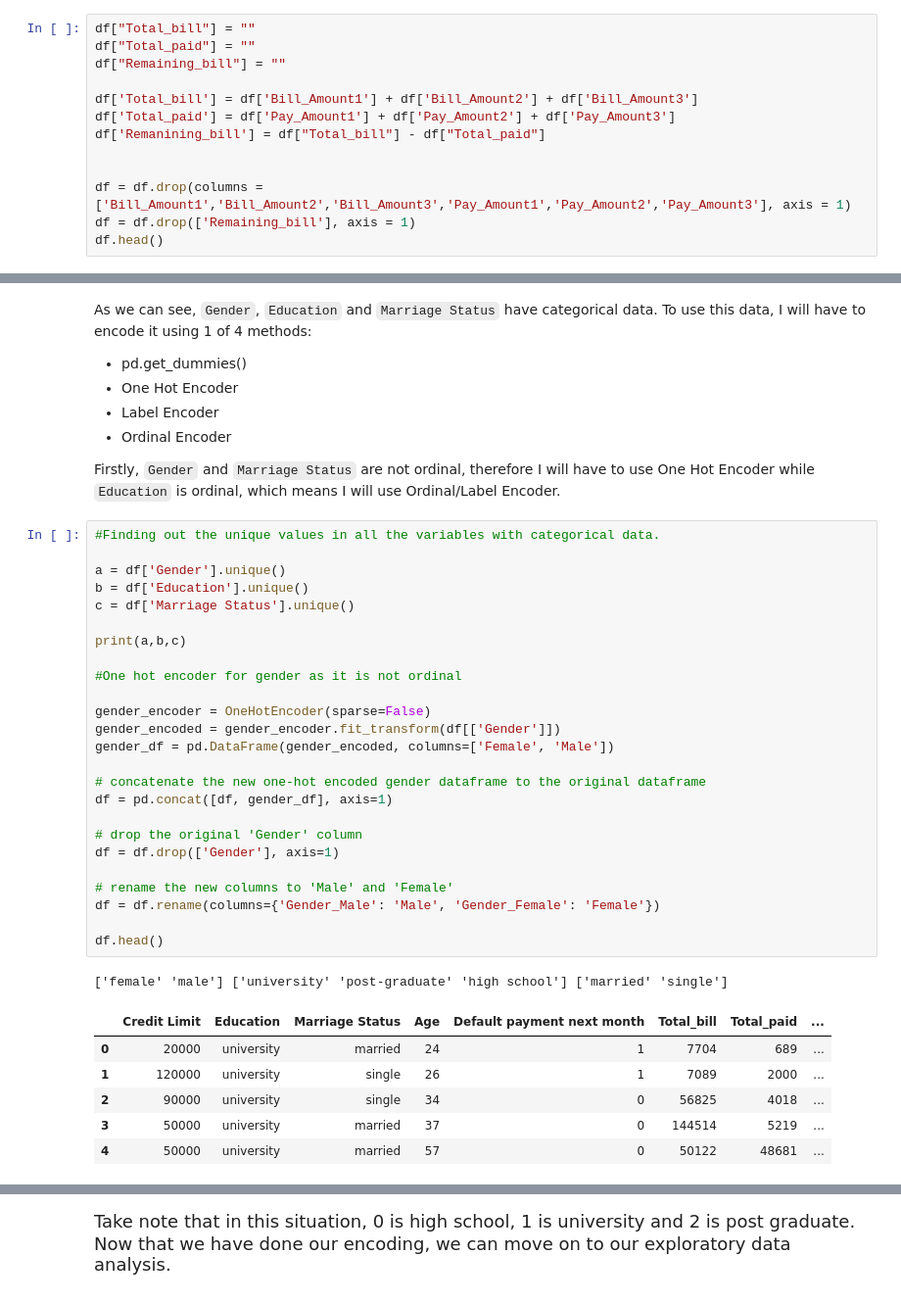
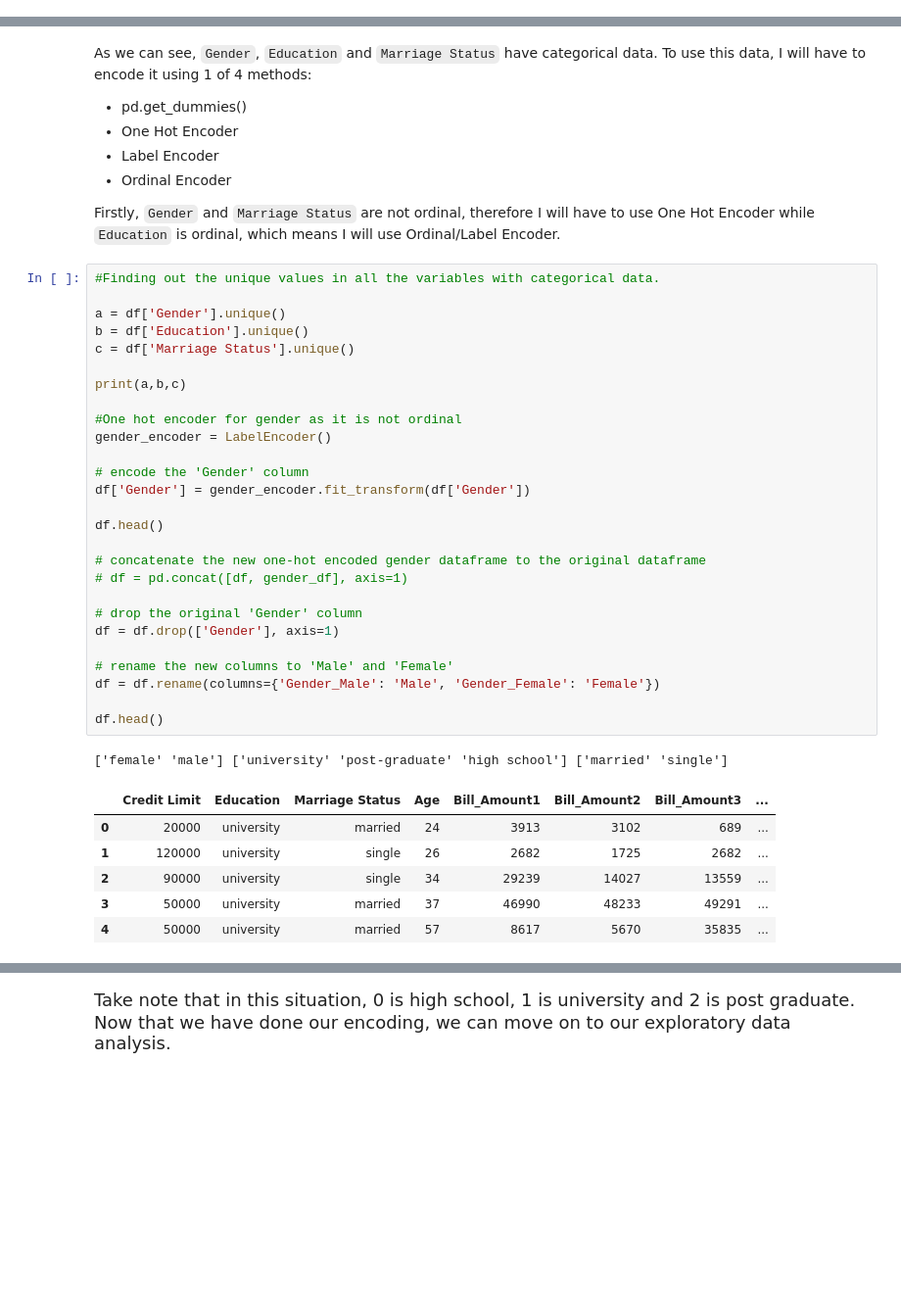
Before and after one commit to fwnriyx/poly, a Jupyter notebook: AI and Machine Learning/CA1/Classificiation/credits.ipynb, the cells around one changed output, grey strips where cells are left out. Shown at 98% size. Drawn from its saved outputs; the diff is of its cells as text; blank space fills up the shorter version.

Commit message:
Updated credits classification

```diff
--- a/AI and Machine Learning/CA1/Classificiation/credits.ipynb
+++ b/AI and Machine Learning/CA1/Classificiation/credits.ipynb
@@ -150,13 +196,0 @@ Next, I will add 2 new columns, total_bill and total_pay to find out the total b
-# %%
-df["Total_bill"] = ""
-df["Total_paid"] = ""
-df["Remaining_bill"] = ""
-
-df['Total_bill'] = df['Bill_Amount1'] + df['Bill_Amount2'] + df['Bill_Amount3']
-df['Total_paid'] = df['Pay_Amount1'] + df['Pay_Amount2'] + df['Pay_Amount3']
-df['Remanining_bill'] = df["Total_bill"] - df["Total_paid"]
-
-
-df = df.drop(columns = ['Bill_Amount1','Bill_Amount2','Bill_Amount3','Pay_Amount1','Pay_Amount2','Pay_Amount3'], axis = 1)
-df = df.drop(['Remaining_bill'], axis = 1)
-df.head()
@@ -182,36 +209,38 @@ Firstly, `Gender` and `Marriage Status` are not ordinal, therefore I will have t
 # %%
 #Finding out the unique values in all the variables with categorical data.
 
 a = df['Gender'].unique()
 b = df['Education'].unique()
 c = df['Marriage Status'].unique()
 
 print(a,b,c)
 
 #One hot encoder for gender as it is not ordinal
+gender_encoder = LabelEncoder()
 
-gender_encoder = OneHotEncoder(sparse=False)
-gender_encoded = gender_encoder.fit_transform(df[['Gender']])
-gender_df = pd.DataFrame(gender_encoded, columns=['Female', 'Male'])
+# encode the 'Gender' column
+df['Gender'] = gender_encoder.fit_transform(df['Gender'])
+
+df.head()
 
 # concatenate the new one-hot encoded gender dataframe to the original dataframe
-df = pd.concat([df, gender_df], axis=1)
+# df = pd.concat([df, gender_df], axis=1)
 
 # drop the original 'Gender' column
 df = df.drop(['Gender'], axis=1)
 
 # rename the new columns to 'Male' and 'Female'
 df = df.rename(columns={'Gender_Male': 'Male', 'Gender_Female': 'Female'})
 
 df.head()
 # %% [output]
 ['female' 'male'] ['university' 'post-graduate' 'high school'] ['married' 'single']
-|  | Credit Limit | Education | Marriage Status | Age | Default payment next month | Total_bill | Total_paid | ... |
-| 0 | 20000 | university | married | 24 | 1 | 7704 | 689 | ... |
-| 1 | 120000 | university | single | 26 | 1 | 7089 | 2000 | ... |
-| 2 | 90000 | university | single | 34 | 0 | 56825 | 4018 | ... |
-| 3 | 50000 | university | married | 37 | 0 | 144514 | 5219 | ... |
-| 4 | 50000 | university | married | 57 | 0 | 50122 | 48681 | ... |
+|  | Credit Limit | Education | Marriage Status | Age | Bill_Amount1 | Bill_Amount2 | Bill_Amount3 | ... |
+| 0 | 20000 | university | married | 24 | 3913 | 3102 | 689 | ... |
+| 1 | 120000 | university | single | 26 | 2682 | 1725 | 2682 | ... |
+| 2 | 90000 | university | single | 34 | 29239 | 14027 | 13559 | ... |
+| 3 | 50000 | university | married | 37 | 46990 | 48233 | 49291 | ... |
+| 4 | 50000 | university | married | 57 | 8617 | 5670 | 35835 | ... |
 # %%
 #Marriage Status
 
```
Also changed, not shown: parts of 12 cells of this notebook.
